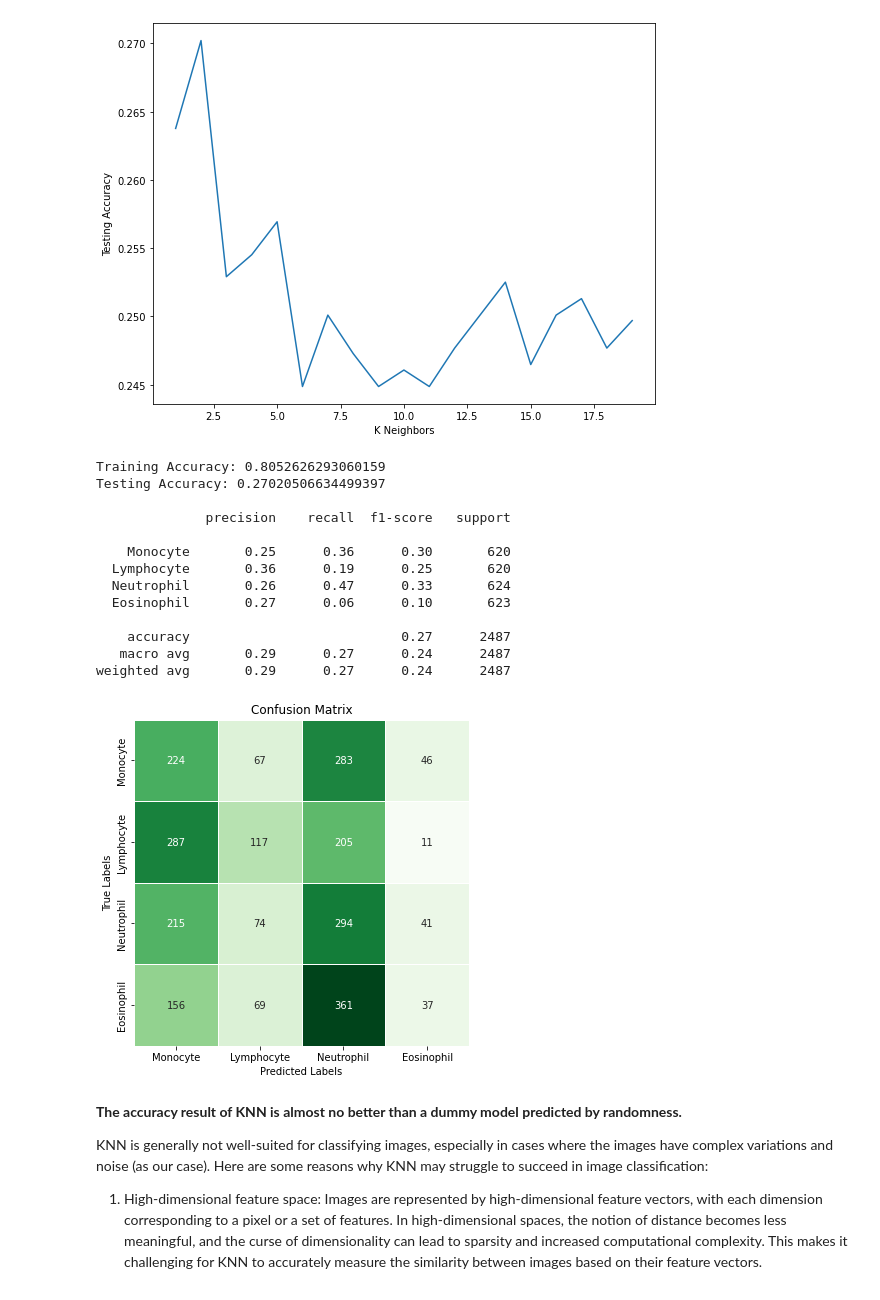
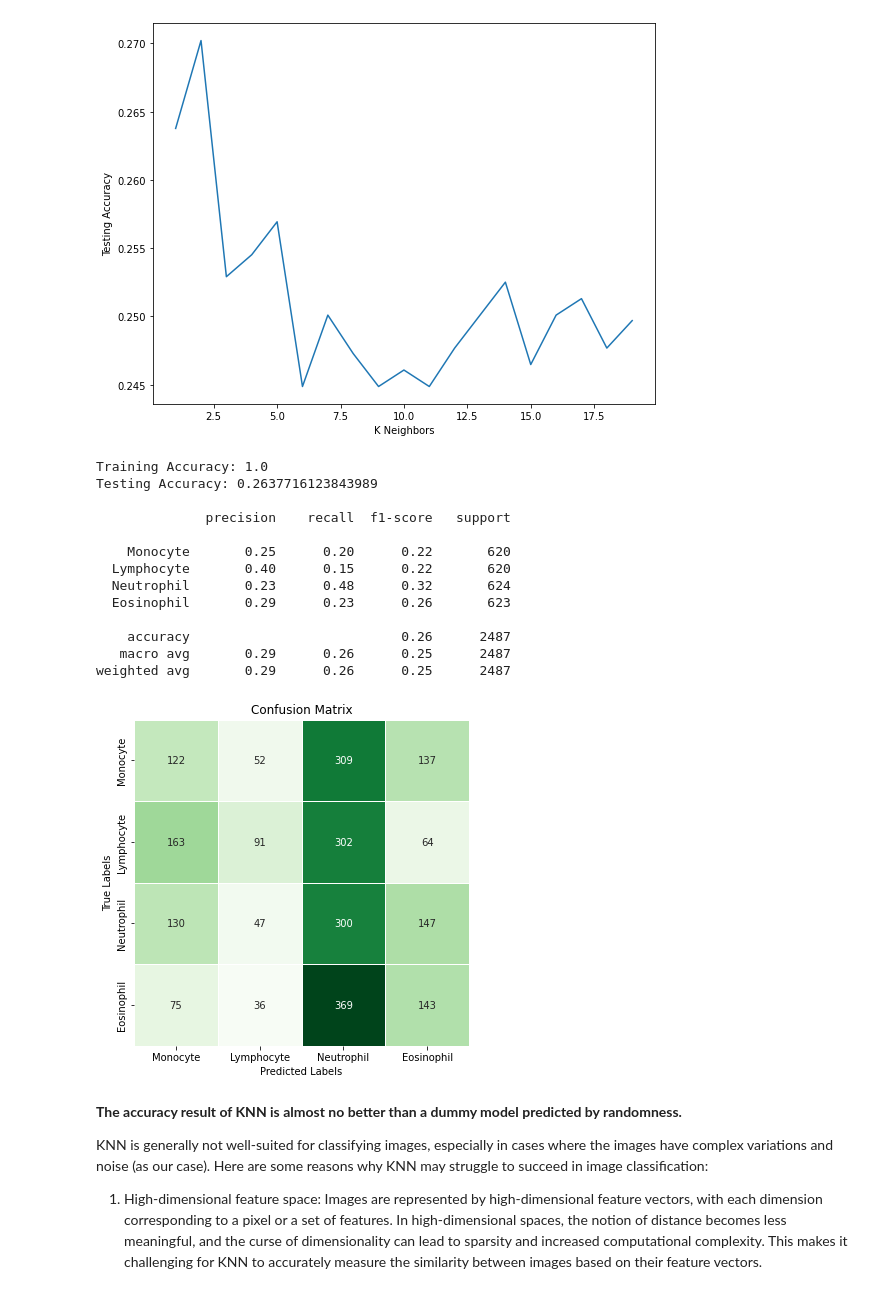
Before and after one commit to noamya-sh/Blood-Cells-ML-Course, a Jupyter notebook: Final Project - Blood cells.ipynb, the cells around one changed output. Drawn from its saved outputs; the diff is of its cells as text; code cells hidden in the pictures.

```diff
--- a/Final Project - Blood cells.ipynb
+++ b/Final Project - Blood cells.ipynb
@@ -337,22 +454,22 @@ plt.ylabel('Testing Accuracy')
 Text(0, 0.5, 'Testing Accuracy')
 [figure]
 # %%
-plot_confusion_matrix(KNeighborsClassifier(n_neighbors=2), X_train, y_train, X_test, y_test)
+plot_confusion_matrix(KNeighborsClassifier(n_neighbors=1), X_train, y_train, X_test, y_test)
 # %% [output]
-Training Accuracy: 0.8052626293060159
-Testing Accuracy: 0.27020506634499397
+Training Accuracy: 1.0
+Testing Accuracy: 0.2637716123843989
 
               precision    recall  f1-score   support
 
-    Monocyte       0.25      0.36      0.30       620
-  Lymphocyte       0.36      0.19      0.25       620
-  Neutrophil       0.26      0.47      0.33       624
-  Eosinophil       0.27      0.06      0.10       623
+    Monocyte       0.25      0.20      0.22       620
+  Lymphocyte       0.40      0.15      0.22       620
+  Neutrophil       0.23      0.48      0.32       624
+  Eosinophil       0.29      0.23      0.26       623
 
-    accuracy                           0.27      2487
-   macro avg       0.29      0.27      0.24      2487
-weighted avg       0.29      0.27      0.24      2487
+    accuracy                           0.26      2487
+   macro avg       0.29      0.26      0.25      2487
+weighted avg       0.29      0.26      0.25      2487
-[figure, old version]
+[figure, new version]
 # %% [markdown]
 **The accuracy result of KNN is almost no better than a dummy model predicted by randomness.**
 
```
Also changed, not shown: parts of 54 cells of this notebook.
